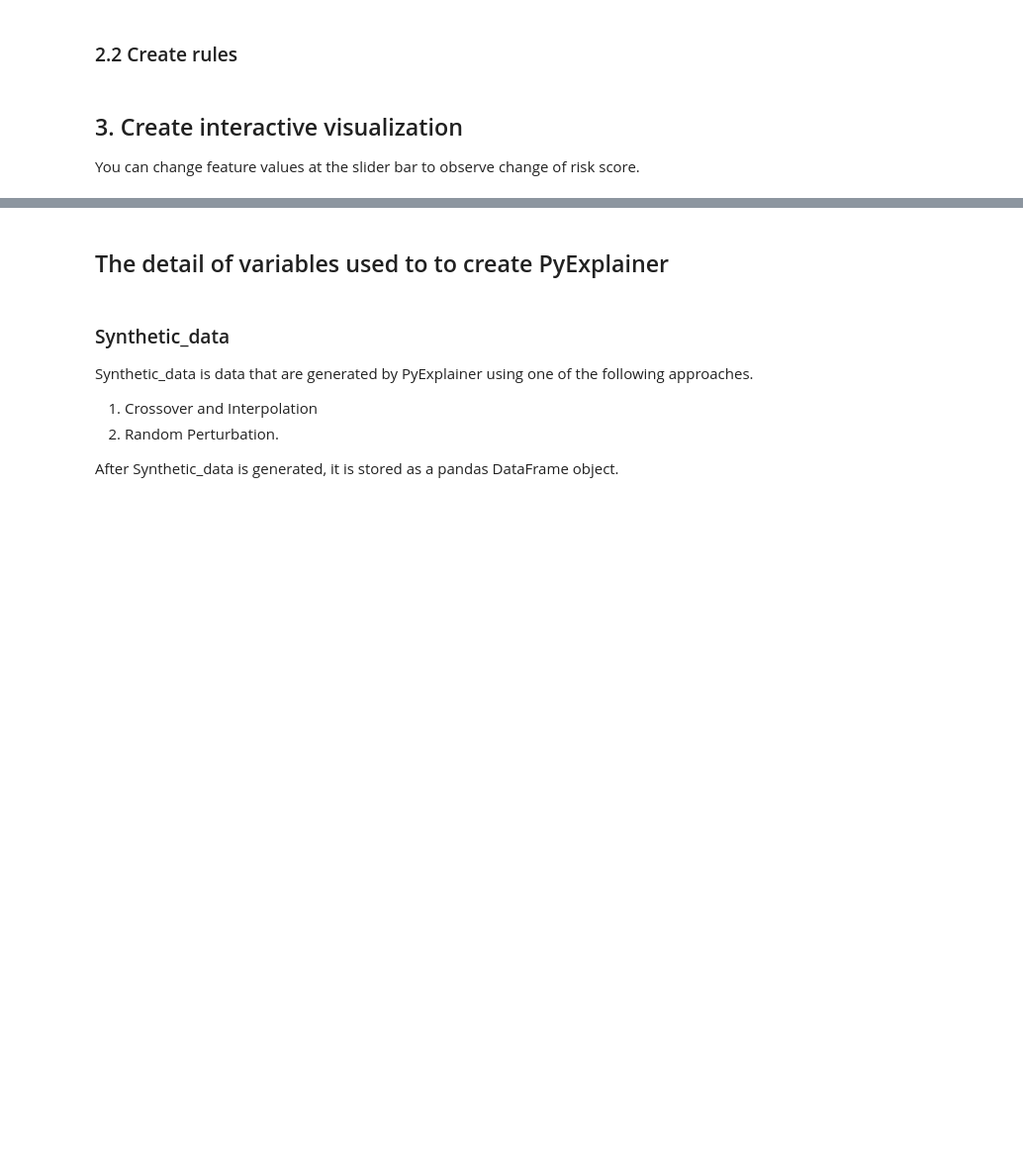
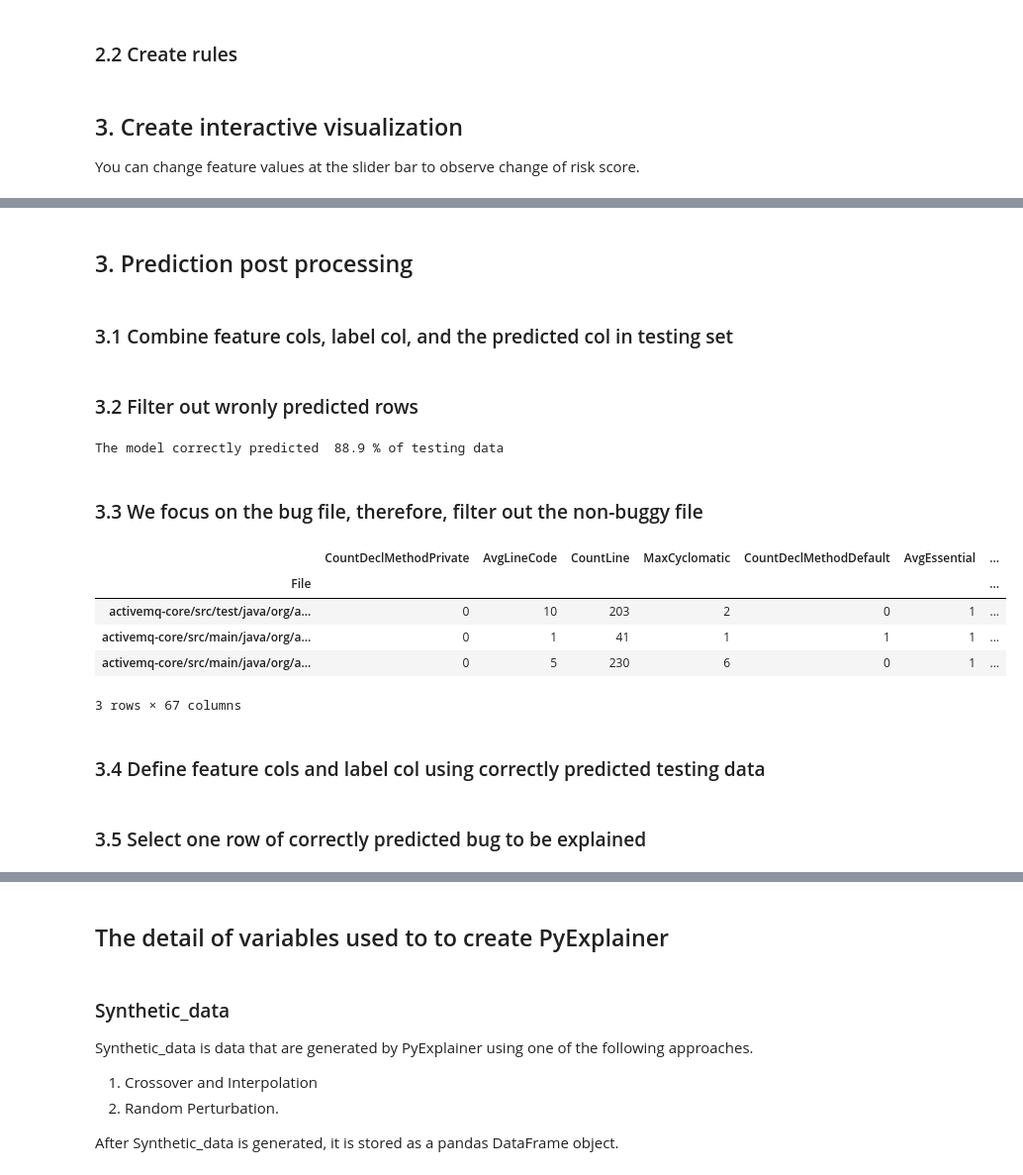
Before and after one commit to awsm-research/PyExplainer, a Jupyter notebook: TUTORIAL.ipynb, the cells around one changed output, grey strips where cells are left out. Shown: that part at 99% size. Cells and saved outputs as stored; diff of their text form; code cells hidden in the pictures; blank space fills up the shorter version.

```diff
--- a/TUTORIAL.ipynb
+++ b/TUTORIAL.ipynb
@@ -194,0 +137,5 @@ AttributeError: 'float' object has no attribute 'strip'
+# %%
+from sklearn.ensemble import RandomForestClassifier
+
+rf_model = RandomForestClassifier(n_estimators=100, max_depth=None, min_samples_split=2, random_state=0)
+rf_model.fit(X_train, y_train)
@@ -194,0 +146,6 @@ AttributeError: 'float' object has no attribute 'strip'
+# %%
+# generate prediction from the model, which will return a list of predicted labels
+y_preds = rf_model.predict(X_test)
+# create a DataFrame which only has predicted label column
+y_preds = pd.DataFrame(data={'PredictedBug': y_preds}, index=y_test.index)
+y_preds.head(3)
@@ -194,0 +158,32 @@ AttributeError: 'float' object has no attribute 'strip'
+# %% [markdown]
+## 3. Prediction post processing
+# %% [markdown]
+### 3.1 Combine feature cols, label col, and the predicted col in testing set
+# %%
+combined_testing_data = X_test.join(y_test.to_frame())
+combined_testing_data = combined_testing_data.join(y_preds)
+combined_testing_data.head(3)
+# total num of rows
+total_rows = len(combined_testing_data)
+# %% [markdown]
+### 3.2 Filter out wronly predicted rows
+# %%
+correctly_predicted_data = combined_testing_data[combined_testing_data['RealBug']==combined_testing_data['PredictedBug']]
+correctly_predicted_rows = len(correctly_predicted_data)
+print('The model correctly predicted ', round((correctly_predicted_rows / total_rows), 3) * 100, '% of testing data')
+# %% [output]
+The model correctly predicted  88.9 % of testing data
+# %% [markdown]
+### 3.3 We focus on the bug file, therefore, filter out the non-buggy file
+# %%
+correctly_predicted_bug = correctly_predicted_data[correctly_predicted_data['RealBug']==True]
+correctly_predicted_bug.head(3)
+# %% [output]
+|  | CountDeclMethodPrivate | AvgLineCode | CountLine | MaxCyclomatic | CountDeclMethodDefault | AvgEssential | ... |
+| File |  |  |  |  |  |  | ... |
+| activemq-core/src/test/java/org/a... | 0 | 10 | 203 | 2 | 0 | 1 | ... |
+| activemq-core/src/main/java/org/a... | 0 | 1 | 41 | 1 | 1 | 1 | ... |
+| activemq-core/src/main/java/org/a... | 0 | 5 | 230 | 6 | 0 | 1 | ... |
+3 rows × 67 columns
+# %% [markdown]
+### 3.4 Define feature cols and label col using correctly predicted testing data
@@ -194,0 +195,2 @@ AttributeError: 'float' object has no attribute 'strip'
+# %% [markdown]
+### 3.5 Select one row of correctly predicted bug to be explained
```
Also changed, not shown: parts of 54 cells of this notebook, 9 other files.
